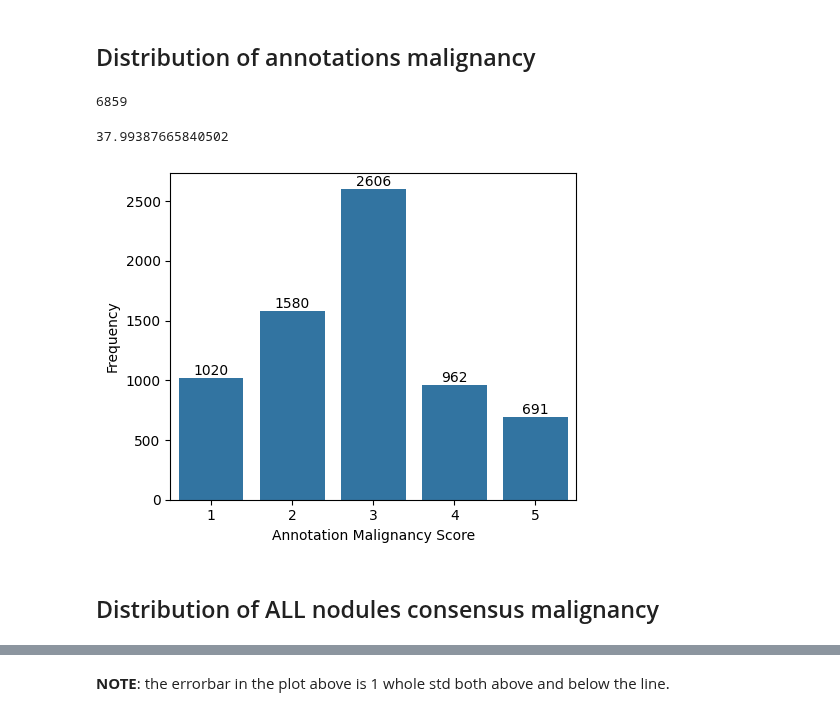
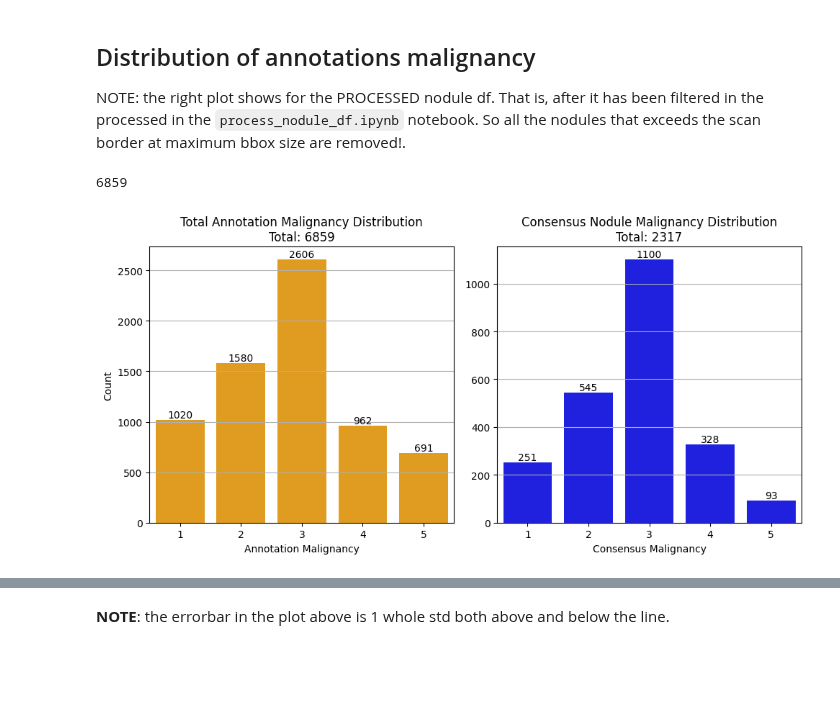
Before and after one commit to maxADeVisser/master_thesis, a Jupyter notebook: report/plots.ipynb, the cells around one changed output, grey strips where cells are left out. Drawn from its saved outputs; the diff is of its cells as text; code cells hidden in the pictures; blank space fills up the shorter version.

Commit message:
did more plotting

```diff
--- a/report/plots.ipynb
+++ b/report/plots.ipynb
@@ -14,32 +18,41 @@ plots_path = "report/plots"
-# %% [markdown]
-## Distribution of annotations malignancy
+# %% [markdown]
+## Distribution of annotations malignancy
+NOTE: the right plot shows for the PROCESSED nodule df. That is, after it has been filtered in the processed in the `process_nodule_df.ipynb` notebook. So all the nodules that exceeds the scan border at maximum bbox size are removed!.
 # %%
 annotation_malignancy_counts = [
     pl.query(pl.Annotation).filter(pl.Annotation.malignancy == 1).count(),
     pl.query(pl.Annotation).filter(pl.Annotation.malignancy == 2).count(),
     pl.query(pl.Annotation).filter(pl.Annotation.malignancy == 3).count(),
     pl.query(pl.Annotation).filter(pl.Annotation.malignancy == 4).count(),
     pl.query(pl.Annotation).filter(pl.Annotation.malignancy == 5).count(),
 ]
 
-total = (sum(annotation_malignancy_counts))
-display(total)
+nodule_df_processed = pd.read_csv(nodule_processed_df_path)
+nodule_df_holdout = pd.read_csv(hold_out_nodule_df_path)
+nodule_df = pd.concat([nodule_df_processed, nodule_df_holdout], axis=0)
 
-# calculate percentage == 3
-percentage = annotation_malignancy_counts[2] / total * 100
-display(percentage)
+consensus_malignancy = nodule_df["malignancy_consensus"].value_counts().sort_index()
 
-plt.figure(figsize=(5, 4))
-sns.barplot(x=[1, 2, 3, 4, 5], y=annotation_malignancy_counts)
-for i, count in enumerate(annotation_malignancy_counts):
-    plt.text(i, count, count, ha='center', va='bottom')
-plt.xlabel('Annotation Malignancy Score')
-plt.ylabel('Frequency')
+def plot_bar(x, y, xlabel, title, color, ax=None):
+    if ax is None:
+        _, ax = plt.subplots()
+    sns.barplot(x=x, y=y, color=color, ax=ax)
+    for i, count in enumerate(y):
+        ax.text(i, count, count, ha='center', va='bottom')
+    ax.set_xlabel(xlabel)
+    ax.set_title(title)
+    ax.grid(axis='y')
+    return ax
+
+fig, axes = plt.subplots(1, 2, figsize=(10, 5))
+plot_bar([1,2,3,4,5], annotation_malignancy_counts, 'Annotation Malignancy', f'Annotation Malignancy Distribution\nTotal: {sum(annotation_malignancy_counts)}', "orange", ax=axes[0])
+plot_bar([1,2,3,4,5], consensus_malignancy, 'Consensus Malignancy', f'Consensus Nodule Malignancy Distribution\nTotal: {sum(consensus_malignancy)}', "blue", ax=axes[1])
+axes[0].set_ylabel('Count')
+axes[1].set_ylabel('')
+
 plt.tight_layout()
 plt.savefig(f'{plots_path}/malignancy_score_distribution.png')
+plt.show()
 # %% [output]
 6859
-37.99387665840502
-[figure, old version]
+[figure, new version]
-# %% [markdown]
-## Distribution of ALL nodules consensus malignancy
```
Also changed, not shown: parts of 13 cells of this notebook.
